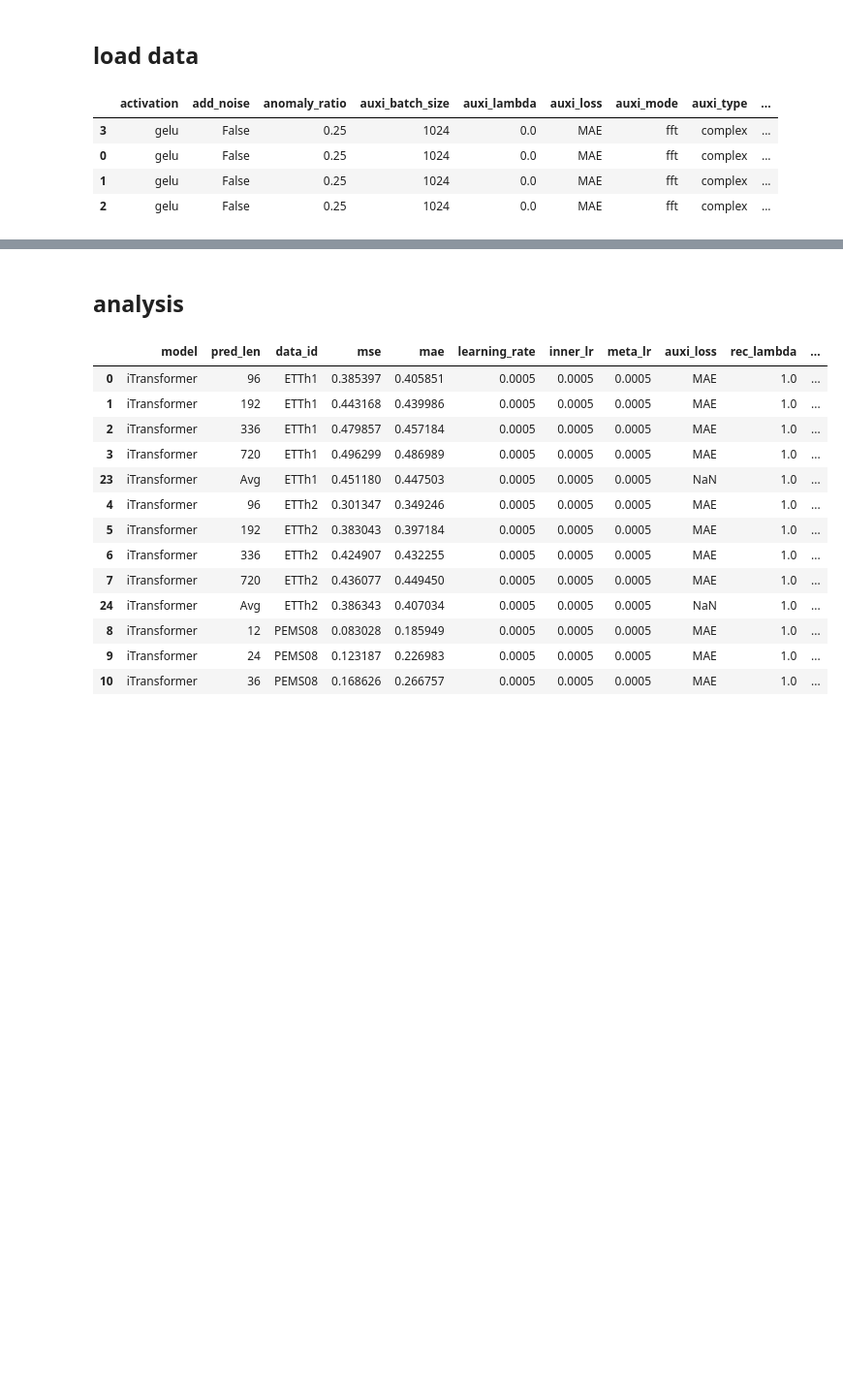
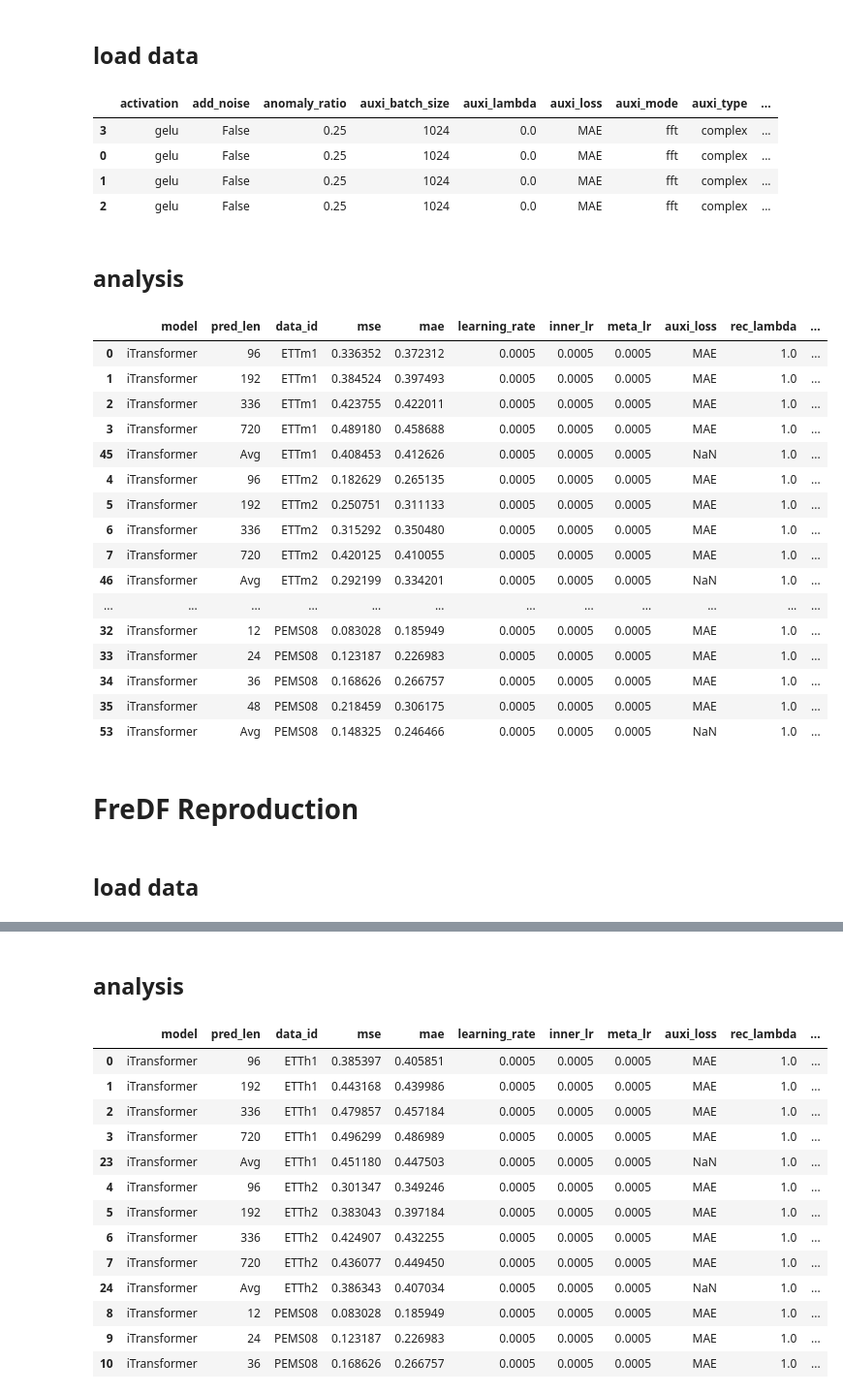
Before and after one commit to Master-PLC/FreDF, a Jupyter notebook: analyze/FreDF/long_term_forecast.ipynb, the cells around one changed output, grey strips where cells are left out. Shown at 97% size. Saved outputs shown, nothing was run; the diff lists cells and outputs as text; code cells hidden in the pictures; blank space fills up the shorter version.

```diff
--- a/analyze/FreDF/long_term_forecast.ipynb
+++ b/analyze/FreDF/long_term_forecast.ipynb
@@ -69,3 +69,74 @@ df.head(4)
 | 0 | gelu | False | 0.25 | 1024 | 0.0 | MAE | fft | complex | ... |
 | 1 | gelu | False | 0.25 | 1024 | 0.0 | MAE | fft | complex | ... |
 | 2 | gelu | False | 0.25 | 1024 | 0.0 | MAE | fft | complex | ... |
+# %% [markdown]
+## analysis
+# %%
+min_mode = 'group'
+
+df2 = df.copy()
+
+columns = ['model', 'data_id', 'learning_rate', 'auxi_loss', 'rec_lambda', 'auxi_lambda']
+if min_mode == 'group':
+    mse_mean = df2.groupby(columns)['mse'].mean().reset_index()
+    idx = mse_mean.groupby(['model', 'data_id'])['mse'].idxmin()
+    best_model = mse_mean.loc[idx]
+    df2 = df2.merge(best_model[columns], on=columns, how='inner')
+elif min_mode == 'each':
+    min_mse_idx = df2.groupby(['model', 'data_id', 'pred_len'])['mse'].idxmin()
+    df2 = df2.loc[min_mse_idx]
+elif min_mode == 'sum':
+    # 新增：mse+mae最小
+    df2['sum_error'] = df2['mse'] + df2['mae']
+    min_sum_idx = df2.groupby(['model', 'data_id', 'pred_len'])['sum_error'].idxmin()
+    df2 = df2.loc[min_sum_idx]
+    df2 = df2.drop(columns=['sum_error'])
+
+columns = ['model', 'pred_len', 'data_id', 'mse', 'mae', 'learning_rate', 'inner_lr', 'meta_lr', 'auxi_loss', 'rec_lambda', 'auxi_lambda', 'lradj', 'train_epochs', 'patience', 'batch_size', 'auxi_batch_size', 'warmup_steps', 'meta_inner_steps', 'overlap_ratio', 'num_tasks', 'max_norm', 'first_order', 'auxi_mode', 'auxi_type', 'exp_dir']
+df2 = df2[columns]
+
+dst_order = ['ETTm1', 'ETTm2', 'ETTh1', 'ETTh2', 'ECL', 'Traffic', 'Weather', 'PEMS03', 'PEMS08']
+df2['data_id'] = pd.Categorical(df2['data_id'], categories=dst_order, ordered=True)
+
+model_order = ['Fredformer', 'iTransformer', 'FreTS', 'MICN']
+df2['model'] = pd.Categorical(df2['model'], categories=model_order, ordered=True)
+df2.sort_values(by=['model', 'data_id', 'pred_len'], inplace=True)
+
+# save_root = '/mnt/tidalfs-bdsz01/usr/panlicheng/workspace/TransDF/stats'
+# os.makedirs(save_root, exist_ok=True)
+# df2.to_csv(f"{save_root}/finetune_best_meta.csv", index=False)
+
+# print(df2)
+df2_avg = df2.groupby(['model', 'data_id']).mean(numeric_only=True).reset_index()
+df2_avg['pred_len'] = 'Avg'
+
+df2 = pd.concat([df2, df2_avg]).reset_index(drop=True)
+
+# pl_order = [96, 192, 336, 720, 'Avg']
+# df2['pred_len'] = pd.Categorical(df2['pred_len'], categories=pl_order, ordered=True)
+
+df2.sort_values(by=['data_id', 'model', 'pred_len'], inplace=True)
+df2.dropna(inplace=True, thresh=5)
+df2
+# %% [output]
+|  | model | pred_len | data_id | mse | mae | learning_rate | inner_lr | meta_lr | auxi_loss | rec_lambda | ... |
+| 0 | iTransformer | 96 | ETTm1 | 0.336352 | 0.372312 | 0.0005 | 0.0005 | 0.0005 | MAE | 1.0 | ... |
+| 1 | iTransformer | 192 | ETTm1 | 0.384524 | 0.397493 | 0.0005 | 0.0005 | 0.0005 | MAE | 1.0 | ... |
+| 2 | iTransformer | 336 | ETTm1 | 0.423755 | 0.422011 | 0.0005 | 0.0005 | 0.0005 | MAE | 1.0 | ... |
+| 3 | iTransformer | 720 | ETTm1 | 0.489180 | 0.458688 | 0.0005 | 0.0005 | 0.0005 | MAE | 1.0 | ... |
+| 45 | iTransformer | Avg | ETTm1 | 0.408453 | 0.412626 | 0.0005 | 0.0005 | 0.0005 | NaN | 1.0 | ... |
+| 4 | iTransformer | 96 | ETTm2 | 0.182629 | 0.265135 | 0.0005 | 0.0005 | 0.0005 | MAE | 1.0 | ... |
+| 5 | iTransformer | 192 | ETTm2 | 0.250751 | 0.311133 | 0.0005 | 0.0005 | 0.0005 | MAE | 1.0 | ... |
+| 6 | iTransformer | 336 | ETTm2 | 0.315292 | 0.350480 | 0.0005 | 0.0005 | 0.0005 | MAE | 1.0 | ... |
+| 7 | iTransformer | 720 | ETTm2 | 0.420125 | 0.410055 | 0.0005 | 0.0005 | 0.0005 | MAE | 1.0 | ... |
+| 46 | iTransformer | Avg | ETTm2 | 0.292199 | 0.334201 | 0.0005 | 0.0005 | 0.0005 | NaN | 1.0 | ... |
+| ... | ... | ... | ... | ... | ... | ... | ... | ... | ... | ... | ... |
+| 32 | iTransformer | 12 | PEMS08 | 0.083028 | 0.185949 | 0.0005 | 0.0005 | 0.0005 | MAE | 1.0 | ... |
+| 33 | iTransformer | 24 | PEMS08 | 0.123187 | 0.226983 | 0.0005 | 0.0005 | 0.0005 | MAE | 1.0 | ... |
+| 34 | iTransformer | 36 | PEMS08 | 0.168626 | 0.266757 | 0.0005 | 0.0005 | 0.0005 | MAE | 1.0 | ... |
+| 35 | iTransformer | 48 | PEMS08 | 0.218459 | 0.306175 | 0.0005 | 0.0005 | 0.0005 | MAE | 1.0 | ... |
+| 53 | iTransformer | Avg | PEMS08 | 0.148325 | 0.246466 | 0.0005 | 0.0005 | 0.0005 | NaN | 1.0 | ... |
+# %% [markdown]
+# FreDF Reproduction
+# %% [markdown]
+## load data
```
Also changed, not shown: parts of 3 cells of this notebook, 3 other files.
